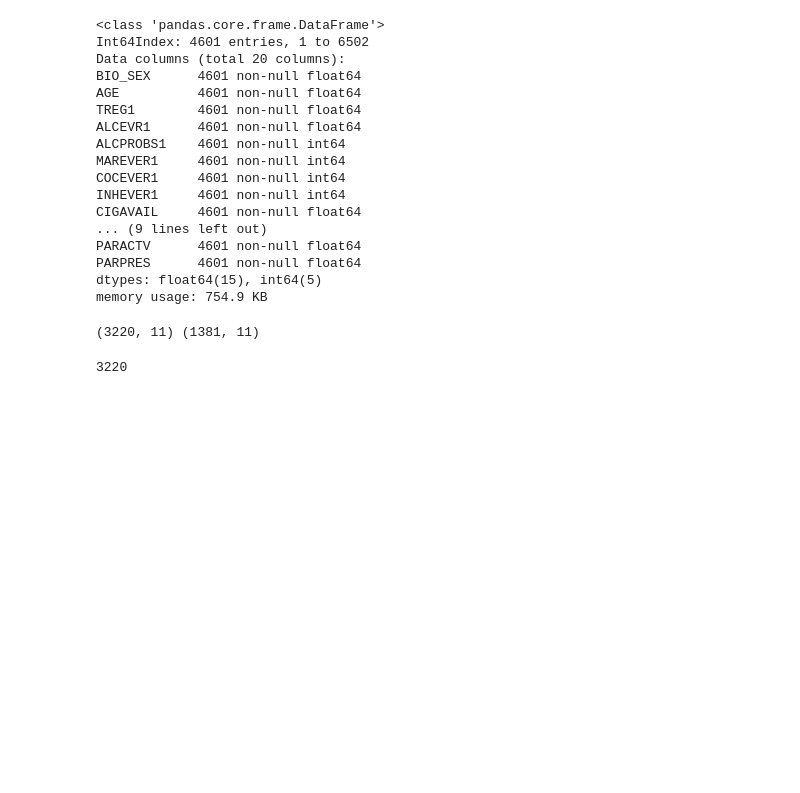
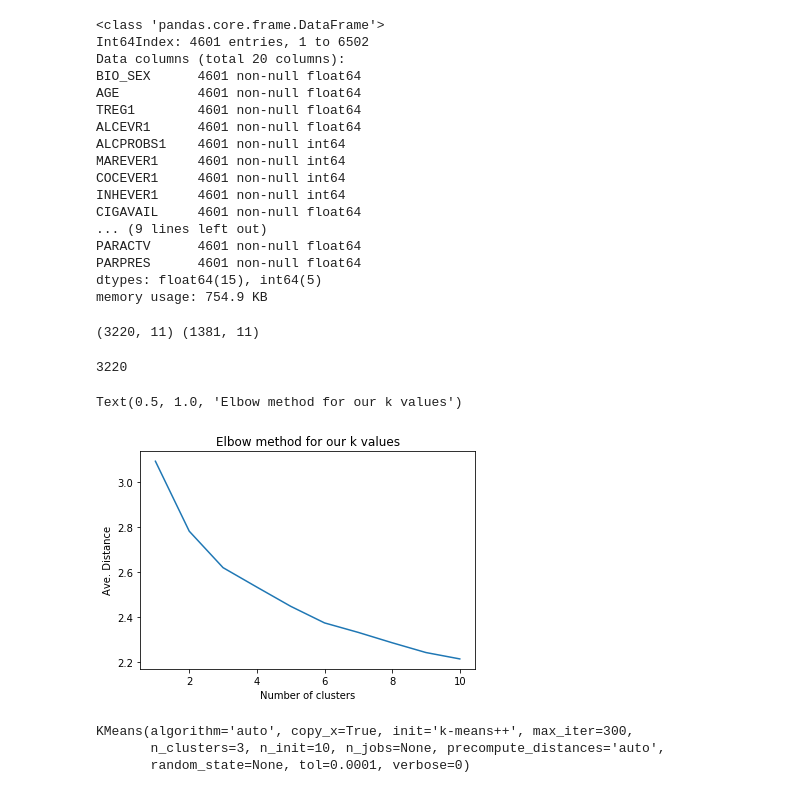
Before and after one commit to bebo09/KMeansClusteringCaseStudy, a Jupyter notebook: K Means Clustering - a case study approach!!.ipynb, the cells around one changed output. Drawn from its saved outputs; the diff is of its cells as text; code cells hidden in the pictures; blank space fills up the shorter version.

Commit message:
Elbow Curve / Cannonical Analysis
2 cluster solution
3 cluster solution
6 cluster solution

```diff
--- a/K Means Clustering - a case study approach!!.ipynb
+++ b/K Means Clustering - a case study approach!!.ipynb
@@ -153,7 +153,7 @@ mean_dist = []
 for k in clusters:
     model = KMeans(n_clusters=k)
     model.fit(cluster_train)
-    mean_dist.append(sum(np.mincdist(cluster_train, model.cluster_centers_, 'euclidean'), axis=1))/cluster_train.shape[0])
+    mean_dist.append(sum(np.min(cdist(cluster_train, model.cluster_centers_, 'euclidean'), axis=1))/cluster_train.shape[0])
 # %%
 print(cluster_train.shape[0])
 # %% [output]
@@ -160,0 +163,8 @@ print(cluster_train.shape[0])
+# %%
+plt.plot(clusters, mean_dist)
+plt.xlabel('Number of clusters')
+plt.ylabel('Ave. Distance')
+plt.title('Elbow method for our k values')
+# %% [output]
+Text(0.5, 1.0, 'Elbow method for our k values')
+[figure, added]
@@ -160,0 +173,7 @@ print(cluster_train.shape[0])
+# %%
+model1 = KMeans(n_clusters=3)
+model1.fit(cluster_train)
+# %% [output]
+KMeans(algorithm='auto', copy_x=True, init='k-means++', max_iter=300,
+       n_clusters=3, n_init=10, n_jobs=None, precompute_distances='auto',
+       random_state=None, tol=0.0001, verbose=0)
```
Also changed, not shown: parts of 15 cells of this notebook.
